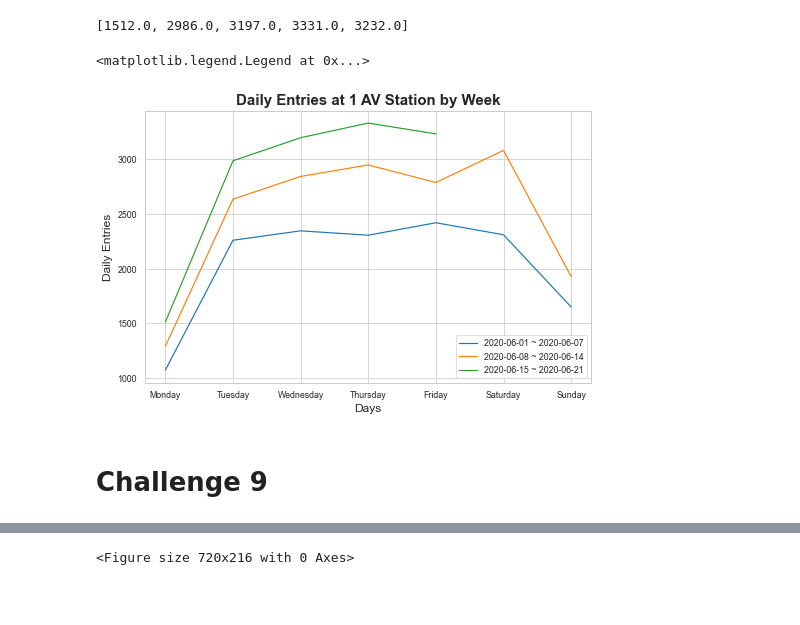
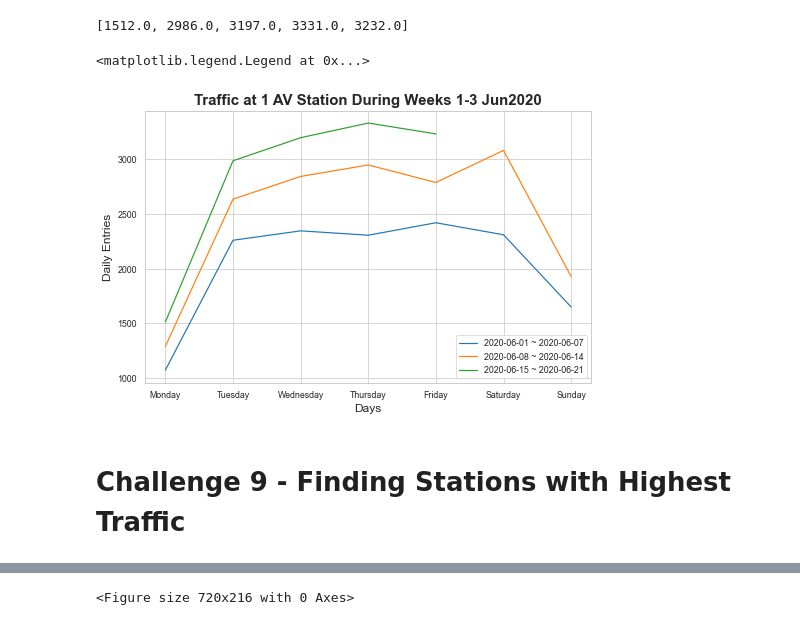
Before and after one commit to eunchanity/davids_repo, a Jupyter notebook: challenges/challenge_1/challenge_set_1_david.ipynb, the cells around one changed output, grey strips where cells are left out. Drawn from its saved outputs; the diff is of its cells as text; code cells hidden in the pictures; blank space fills up the shorter version.

Commit message:
cleaning challenge set 1

```diff
--- a/challenges/challenge_1/challenge_set_1_david.ipynb
+++ b/challenges/challenge_1/challenge_set_1_david.ipynb
@@ -146,7 +135,16 @@ R622  R123  00-00-00  FRANKLIN AV        20
 R730  R431  00-00-04  EASTCHSTER/DYRE    20
 Length: 75, dtype: int64
 # %%
+'''
+goal is to account for counters in reverse and also counters that reset
+'''
+
+
 def get_daily_counts(row, max_counter):
+    '''
+    function compares current entries and previous entries to determine
+    if counter is in reverse and/or counter has reset
+    '''
     counter = row["ENTRIES"] - row["PREV_ENTRIES"]
     if counter < 0:
         # Maybe counter is reversed?
@@ -393,21 +365,24 @@ week25_count_list
 # %% [output]
 [1512.0, 2986.0, 3197.0, 3331.0, 3232.0]
 # %%
+#plotting daily entries over three weeks
 plt.figure(figsize=(8, 5))
 plt.xticks(np.arange(0, 7, 1), [
     'Monday', 'Tuesday', 'Wednesday', 'Thursday', 'Friday', 'Saturday',
     'Sunday'
 ])
 plt.xlabel('Days', fontsize=12)
 plt.ylabel('Daily Entries', fontsize=12)
-plt.title('Daily Entries at 1 AV Station by Week', fontsize=15, weight='bold')
+plt.title('Traffic at 1 AV Station During Weeks 1-3 Jun2020',
+          fontsize=15,
+          weight='bold')
 plt.plot(week23_count_list, label='2020-06-01 ~ 2020-06-07')
 plt.plot(week24_count_list, label='2020-06-08 ~ 2020-06-14')
 plt.plot(week25_count_list, label='2020-06-15 ~ 2020-06-21')
 plt.legend(loc='lower right')
 # %% [output]
 <matplotlib.legend.Legend at 0x...>
-[figure, old version]
+[figure, new version]
 # %% [markdown]
-# Challenge 9
+# Challenge 9 - Finding Stations with Highest Traffic
 # %%
```
Also changed, not shown: parts of 42 cells of this notebook.
